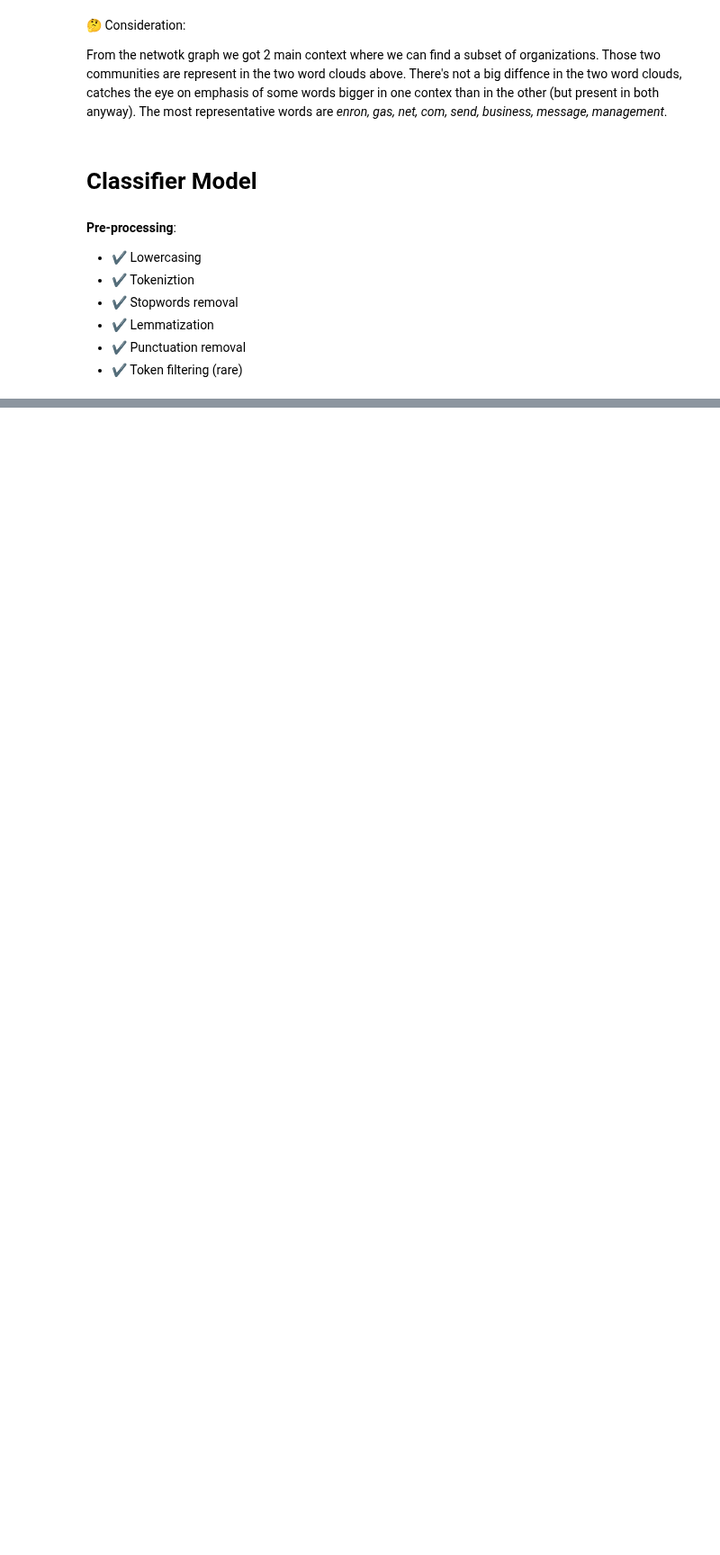
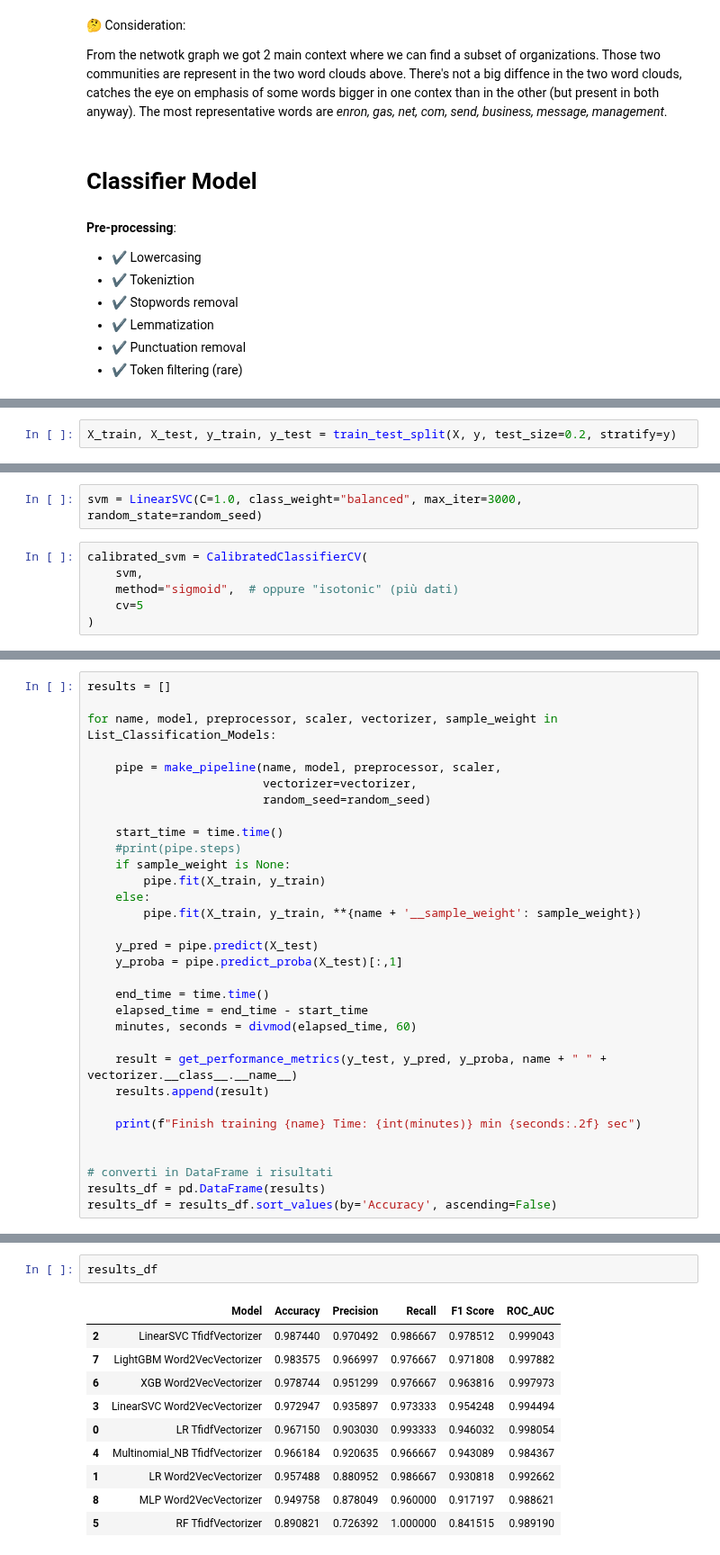
Before and after one commit to mattiacoltro/data-science-portfolio, a Jupyter notebook: [Data Science] spam-detection/spam_detection.ipynb, the cells around one changed output, grey strips where cells are left out. Shown at 90% size. Saved outputs shown, nothing was run; the diff lists cells and outputs as text; blank space fills up the shorter version.

Commit message:
Classification model commit

```diff
--- a/[Data Science] spam-detection/spam_detection.ipynb
+++ b/[Data Science] spam-detection/spam_detection.ipynb
@@ -1097,0 +1230,2 @@ From the netwotk graph we got 2 main context where we can find a subset of organ
+# %%
+X_train, X_test, y_train, y_test = train_test_split(X, y, test_size=0.2, stratify=y)
@@ -1097,0 +1248,8 @@ From the netwotk graph we got 2 main context where we can find a subset of organ
+# %%
+svm = LinearSVC(C=1.0, class_weight="balanced", max_iter=3000, random_state=random_seed)
+# %%
+calibrated_svm = CalibratedClassifierCV(
+    svm,
+    method="sigmoid",  # oppure "isotonic" (più dati)
+    cv=5
+)
@@ -1097,0 +1327,32 @@ From the netwotk graph we got 2 main context where we can find a subset of organ
+# %%
+results = []
+
+for name, model, preprocessor, scaler, vectorizer, sample_weight in List_Classification_Models:
+
+    pipe = make_pipeline(name, model, preprocessor, scaler,
+                         vectorizer=vectorizer,
+                         random_seed=random_seed)
+
+    start_time = time.time()
+    #print(pipe.steps)
+    if sample_weight is None:
+        pipe.fit(X_train, y_train)
+    else:
+        pipe.fit(X_train, y_train, **{name + '__sample_weight': sample_weight})
+
+    y_pred = pipe.predict(X_test)
+    y_proba = pipe.predict_proba(X_test)[:,1]
+
+    end_time = time.time()
+    elapsed_time = end_time - start_time
+    minutes, seconds = divmod(elapsed_time, 60)
+
+    result = get_performance_metrics(y_test, y_pred, y_proba, name + " " + vectorizer.__class__.__name__)
+    results.append(result)
+
+    print(f"Finish training {name} Time: {int(minutes)} min {seconds:.2f} sec")
+
+
+# converti in DataFrame i risultati
+results_df = pd.DataFrame(results)
+results_df = results_df.sort_values(by='Accuracy', ascending=False)
@@ -1097,0 +1381,13 @@ From the netwotk graph we got 2 main context where we can find a subset of organ
+# %%
+results_df
+# %% [output]
+|  | Model | Accuracy | Precision | Recall | F1 Score | ROC_AUC |
+| 2 | LinearSVC TfidfVectorizer | 0.987440 | 0.970492 | 0.986667 | 0.978512 | 0.999043 |
+| 7 | LightGBM Word2VecVectorizer | 0.983575 | 0.966997 | 0.976667 | 0.971808 | 0.997882 |
+| 6 | XGB Word2VecVectorizer | 0.978744 | 0.951299 | 0.976667 | 0.963816 | 0.997973 |
+| 3 | LinearSVC Word2VecVectorizer | 0.972947 | 0.935897 | 0.973333 | 0.954248 | 0.994494 |
+| 0 | LR TfidfVectorizer | 0.967150 | 0.903030 | 0.993333 | 0.946032 | 0.998054 |
+| 4 | Multinomial_NB TfidfVectorizer | 0.966184 | 0.920635 | 0.966667 | 0.943089 | 0.984367 |
+| 1 | LR Word2VecVectorizer | 0.957488 | 0.880952 | 0.986667 | 0.930818 | 0.992662 |
+| 8 | MLP Word2VecVectorizer | 0.949758 | 0.878049 | 0.960000 | 0.917197 | 0.988621 |
+| 5 | RF TfidfVectorizer | 0.890821 | 0.726392 | 1.000000 | 0.841515 | 0.989190 |
```
Also changed, not shown: parts of 60 cells of this notebook.
